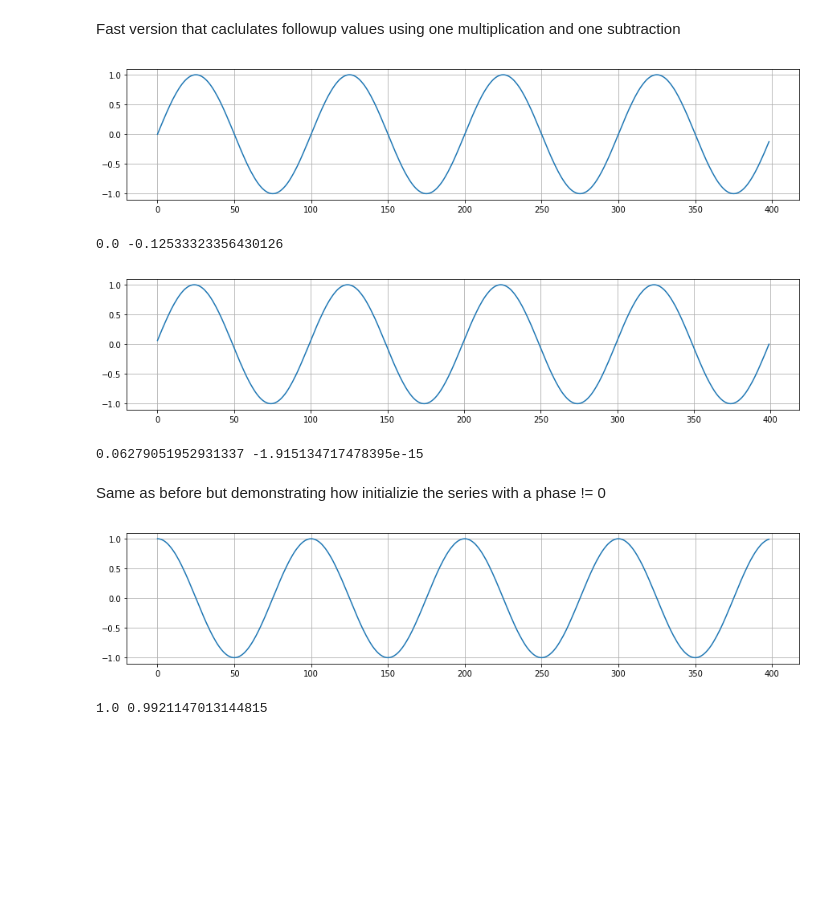
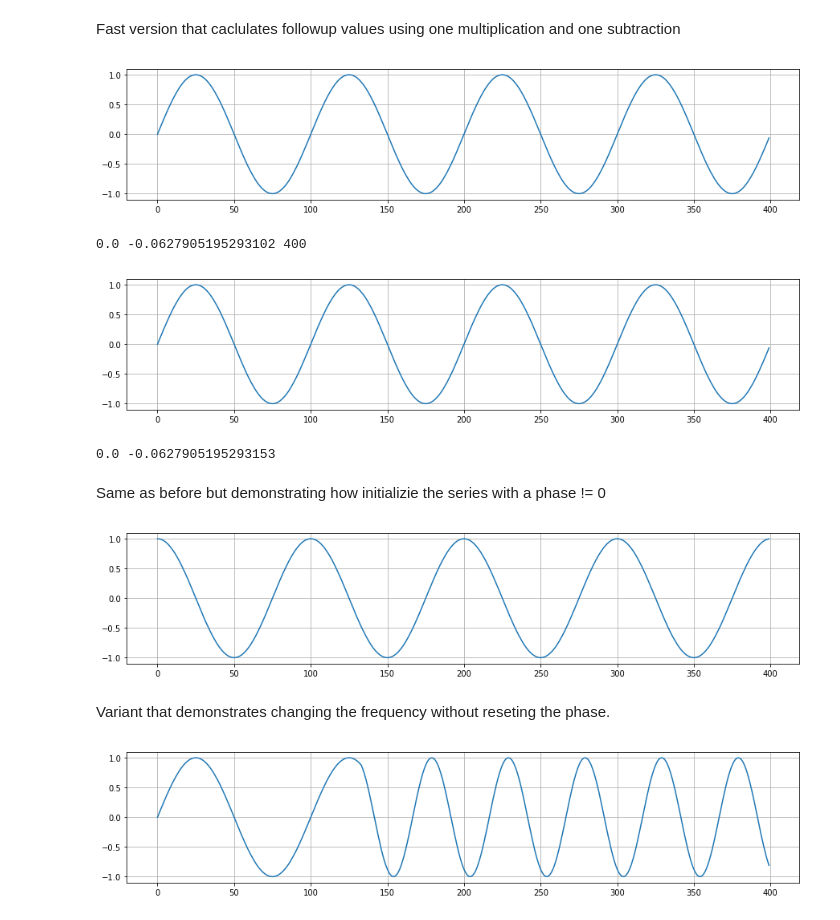
Before and after one commit to Buzztrax/design, a Jupyter notebook: dsp/Fast Sine Series.ipynb, the cells around one changed output. Saved outputs shown, nothing was run; the diff lists cells and outputs as text; code cells hidden in the pictures; blank space fills up the shorter version.

Commit message:
SineSeries: add variant where we change frequency while keeping the phase

```diff
--- a/dsp/Fast Sine Series.ipynb
+++ b/dsp/Fast Sine Series.ipynb
@@ -31,12 +31,11 @@ si0 = sin(-angle)
 si1 = 0.0
 fc = 2.0 * cos(angle)
 v = []
-v.append(si1)
-for i in range(l//2 - 1):
+for i in range(l//2):
+    v.append(si1)
     si0 = fc * si1 - si0
     v.append(si0)
     si1 = fc * si0 - si1
-    v.append(si1)
 
 plot(v)
 grid(True)
@@ -44,7 +43,7 @@ show()
 print(v[0], v[-1])
 # %% [output]
 [figure]
-0.0 -0.12533323356430126
+0.0 -0.0627905195293102 400
 # %%
 sk = 0.0
 ck = 1.0
@@ -52,11 +51,11 @@ s1 = sin(angle)
 c1 = cos(angle)
 v = []
 for i in range(l):
+    v.append(sk)
     skk = c1 * sk + s1 * ck
     ckk = c1 * ck - s1 * sk
     sk = skk
     ck = ckk
-    v.append(sk)
 
 plot(v)
 grid(True)
@@ -64,26 +63,53 @@ show()
 print(v[0], v[-1])
 # %% [output]
 [figure]
-0.06279051952931337 -1.915134717478395e-15
+0.0 -0.0627905195293153
 # %% [markdown]
 Same as before but demonstrating how initializie the series with a phase != 0
 # %%
 phase = pi / 2.0
-si0 = sin(phase-angle)
+si0 = sin(phase - angle)
 si1 = sin(phase)
 fc = 2.0 * cos(angle)
 v = []
-v.append(si1)
-for i in range(l//2 - 1):
+for i in range(l//2):
+    v.append(si1)
     si0 = fc * si1 - si0
     v.append(si0)
     si1 = fc * si0 - si1
-    v.append(si1)
 
 plot(v)
 grid(True)
 show()
-print(v[0], v[-1])
 # %% [output]
 [figure]
-1.0 0.9921147013144815
+# %% [markdown]
+Variant that demonstrates changing the frequency without reseting the phase.
+# %%
+sk = 0.0
+ck = 1.0
+s1 = sin(angle)
+c1 = cos(angle)
+v = []
+l1 = l // 3
+l2 = l - l1
+for i in range(l1):
+    v.append(sk)
+    skk = c1 * sk + s1 * ck
+    ckk = c1 * ck - s1 * sk
+    sk = skk
+    ck = ckk
+s1 = sin(angle*2.0)
+c1 = cos(angle*2.0)
+for i in range(l2):
+    v.append(sk)
+    skk = c1 * sk + s1 * ck
+    ckk = c1 * ck - s1 * sk
+    sk = skk
+    ck = ckk
+
+plot(v)
+grid(True)
+show()
+# %% [output]
+[figure, added]
```
